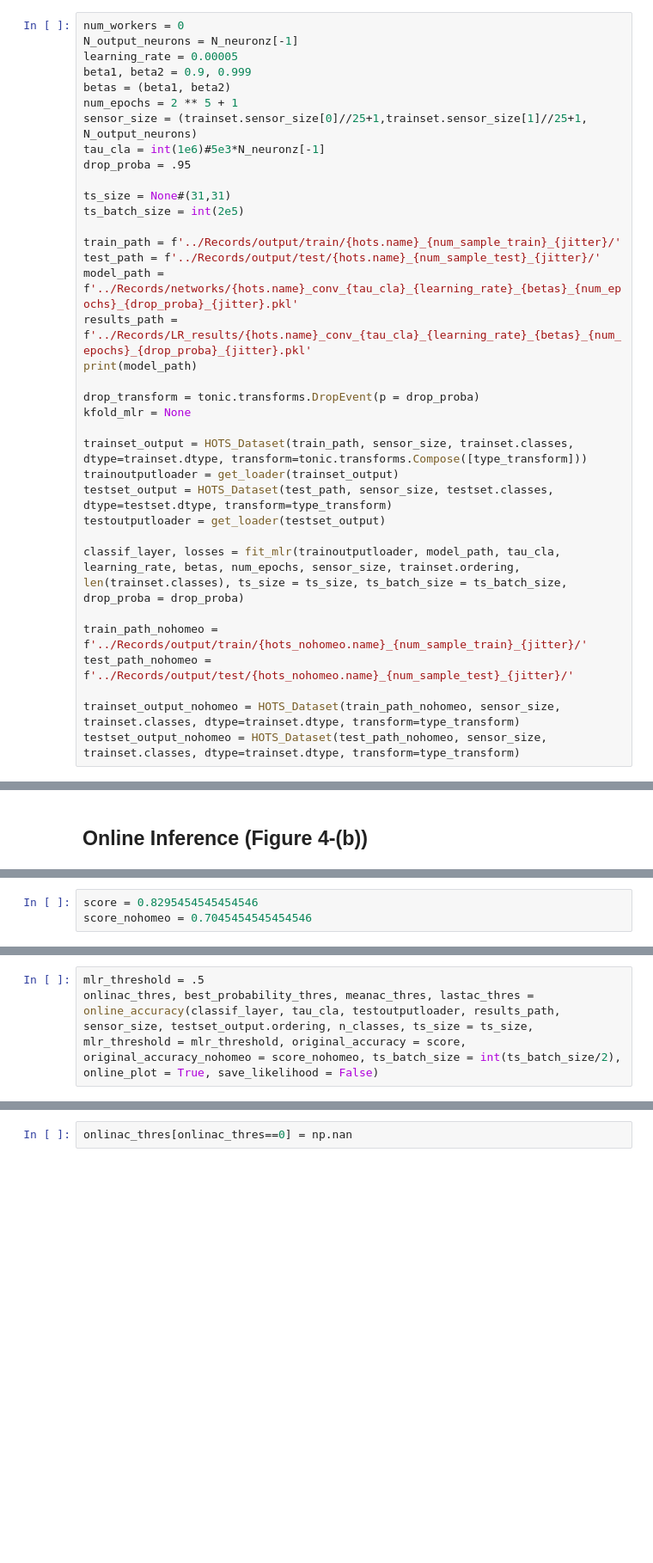
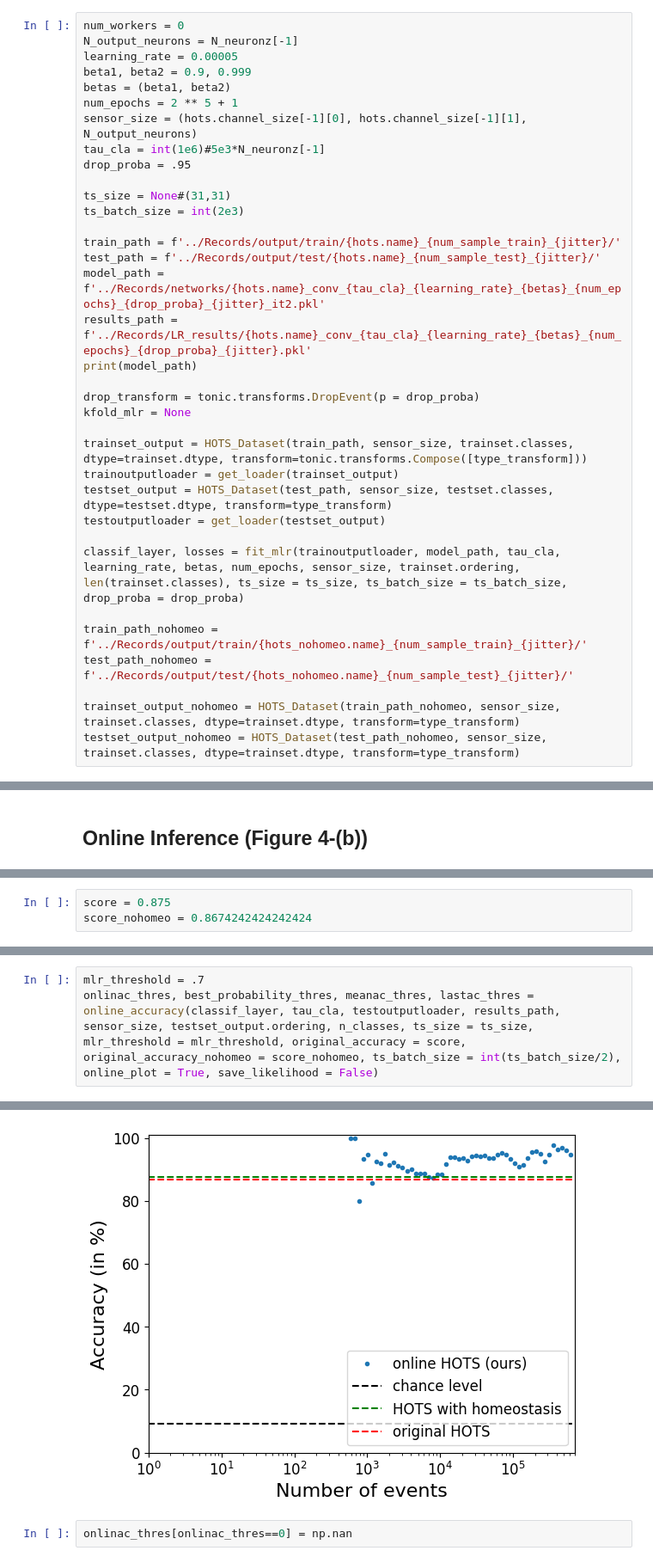
Before and after one commit to AntoineGrimaldi/hotsline, a Jupyter notebook: notebooks/RESULTS_GESTURE.ipynb, the cells around one changed output, grey strips where cells are left out. Shown at 86% size. Cells and saved outputs as stored; diff of their text form; blank space fills up the shorter version.

```diff
--- a/notebooks/RESULTS_GESTURE.ipynb
+++ b/notebooks/RESULTS_GESTURE.ipynb
@@ -133,16 +133,16 @@ learning_rate = 0.00005
 beta1, beta2 = 0.9, 0.999
 betas = (beta1, beta2)
 num_epochs = 2 ** 5 + 1
-sensor_size = (trainset.sensor_size[0]//25+1,trainset.sensor_size[1]//25+1, N_output_neurons)
+sensor_size = (hots.channel_size[-1][0], hots.channel_size[-1][1], N_output_neurons)
 tau_cla = int(1e6)#5e3*N_neuronz[-1]
 drop_proba = .95
 
 ts_size = None#(31,31)
-ts_batch_size = int(2e5)
+ts_batch_size = int(2e3)
 
 train_path = f'../Records/output/train/{hots.name}_{num_sample_train}_{jitter}/'
 test_path = f'../Records/output/test/{hots.name}_{num_sample_test}_{jitter}/'
-model_path = f'../Records/networks/{hots.name}_conv_{tau_cla}_{learning_rate}_{betas}_{num_epochs}_{drop_proba}_{jitter}.pkl'
+model_path = f'../Records/networks/{hots.name}_conv_{tau_cla}_{learning_rate}_{betas}_{num_epochs}_{drop_proba}_{jitter}_it2.pkl'
 results_path = f'../Records/LR_results/{hots.name}_conv_{tau_cla}_{learning_rate}_{betas}_{num_epochs}_{drop_proba}_{jitter}.pkl'
 print(model_path)
 
@@ -170,6 +172,6 @@ print(score, score_nohomeo)
 # %%
-score = 0.8295454545454546
-score_nohomeo = 0.7045454545454546
+score = 0.875
+score_nohomeo = 0.8674242424242424
 # %%
 mlr_threshold = None
 onlinac, best_probability, meanac, lastac = online_accuracy(classif_layer, tau_cla, testoutputloader, results_path, sensor_size, testset_output.ordering, n_classes, ts_size = ts_size, mlr_threshold = mlr_threshold, original_accuracy = score, original_accuracy_nohomeo = score_nohomeo, ts_batch_size = int(ts_batch_size/2), online_plot = True, save_likelihood = False)
@@ -176,3 +185,4 @@ onlinac, best_probability, meanac, lastac = online_accuracy(classif_layer, tau_c
 # %%
-mlr_threshold = .5
+mlr_threshold = .7
 onlinac_thres, best_probability_thres, meanac_thres, lastac_thres = online_accuracy(classif_layer, tau_cla, testoutputloader, results_path, sensor_size, testset_output.ordering, n_classes, ts_size = ts_size, mlr_threshold = mlr_threshold, original_accuracy = score, original_accuracy_nohomeo = score_nohomeo, ts_batch_size = int(ts_batch_size/2), online_plot = True, save_likelihood = False)
+# %% [output]
@@ -179,3 +194,4 @@ onlinac_thres, best_probability_thres, meanac_thres, lastac_thres = online_accur
+[figure, added]
 # %%
 onlinac_thres[onlinac_thres==0] = np.nan
 # %%
```
Also changed, not shown: parts of 13 cells of this notebook, 5 other files.
